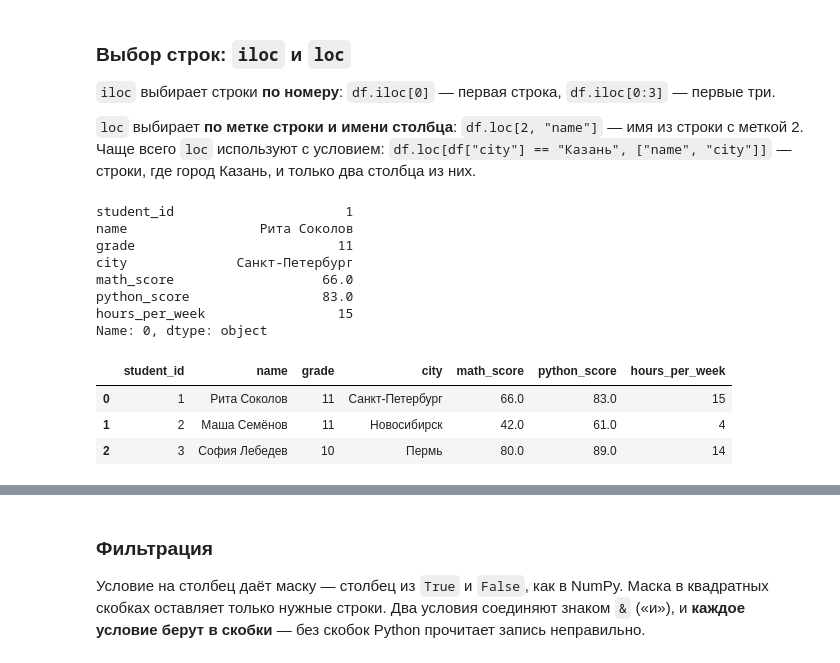
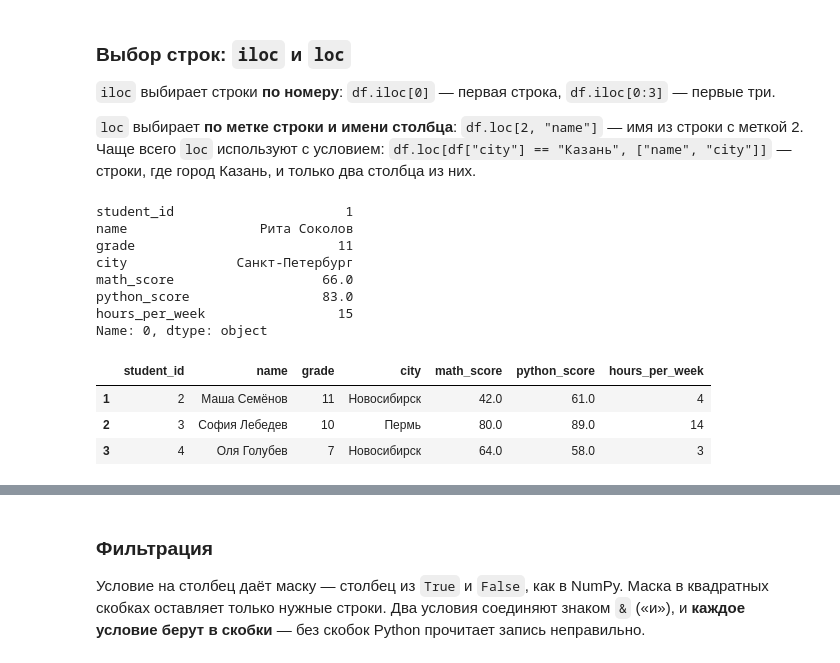
Before and after one commit to The-Mixa/ugmgu_vsosh_ai, a Jupyter notebook: programming/class04: numpy and pandas/numpy_pandas.ipynb, the cells around one changed output, grey strips where cells are left out. Saved outputs shown, nothing was run; the diff lists cells and outputs as text; code cells hidden in the pictures.

```diff
--- a/programming/class04: numpy and pandas/numpy_pandas.ipynb
+++ b/programming/class04: numpy and pandas/numpy_pandas.ipynb
@@ -302,18 +316,18 @@ df[["name", "math_score", "python_score"]].head()
 где город Казань, и только два столбца из них.
 # %%
 print(df.iloc[0])                 # первая строка целиком
-df.iloc[0:3]
+df.iloc[[1, 2, 3]]
 # %% [output]
 student_id                      1
 name                 Рита Соколов
 grade                          11
 city              Санкт-Петербург
 math_score                   66.0
 python_score                 83.0
 hours_per_week                 15
 Name: 0, dtype: object
 |  | student_id | name | grade | city | math_score | python_score | hours_per_week |
-| 0 | 1 | Рита Соколов | 11 | Санкт-Петербург | 66.0 | 83.0 | 15 |
 | 1 | 2 | Маша Семёнов | 11 | Новосибирск | 42.0 | 61.0 | 4 |
 | 2 | 3 | София Лебедев | 10 | Пермь | 80.0 | 89.0 | 14 |
+| 3 | 4 | Оля Голубев | 7 | Новосибирск | 64.0 | 58.0 | 3 |
 # %%
```
Also changed, not shown: parts of 15 cells of this notebook, 3 other files.
